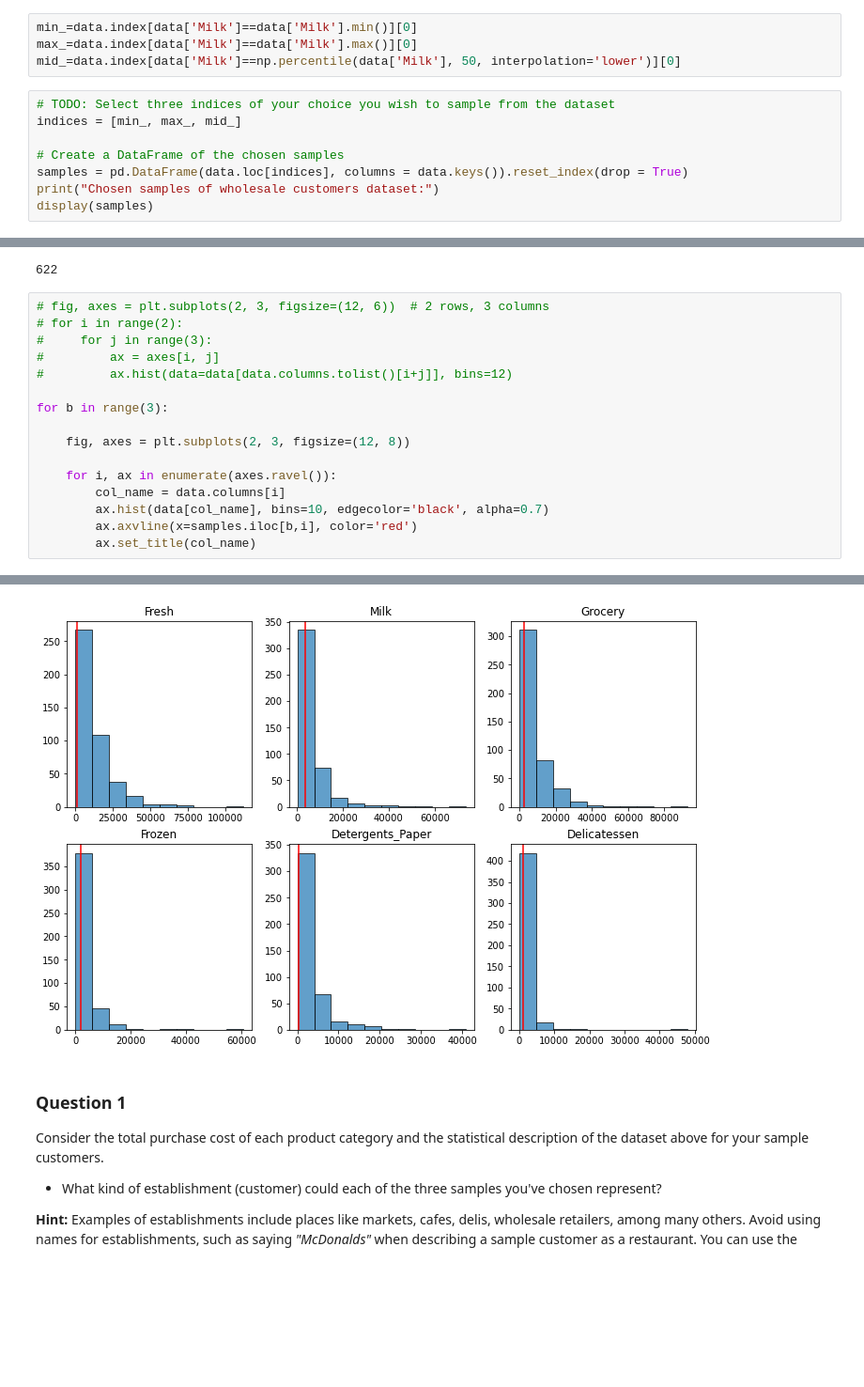
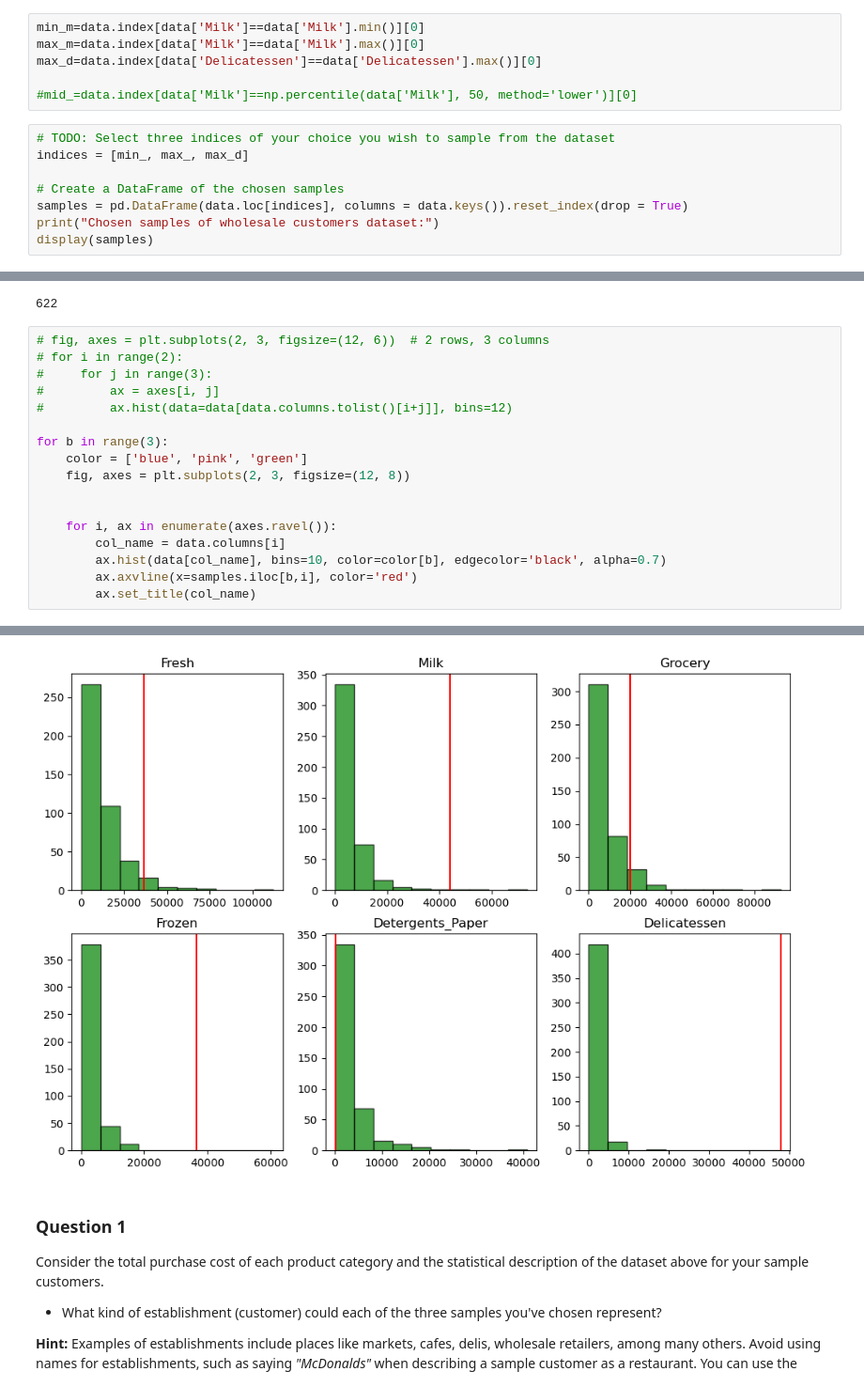
Before and after one commit to itosi/Creating_Customer_Segments, a Jupyter notebook: customer_segments.ipynb, the cells around one changed output, grey strips where cells are left out. Shown at 94% size. Saved outputs shown, nothing was run; the diff lists cells and outputs as text; blank space fills up the shorter version.

```diff
--- a/customer_segments.ipynb
+++ b/customer_segments.ipynb
@@ -120,12 +120,14 @@ dtype: int64
 ### Implementation: Selecting Samples
 To get a better understanding of the customers and how their data will transform through the analysis, it would be best to select a few sample data points and explore them in more detail. In the code block below, add **three** indices of your choice to the `indices` list which will represent the customers to track. It is suggested to try different sets of samples until you obtain customers that vary significantly from one another.
 # %%
-min_=data.index[data['Milk']==data['Milk'].min()][0]
-max_=data.index[data['Milk']==data['Milk'].max()][0]
-mid_=data.index[data['Milk']==np.percentile(data['Milk'], 50, interpolation='lower')][0]
+min_m=data.index[data['Milk']==data['Milk'].min()][0]
+max_m=data.index[data['Milk']==data['Milk'].max()][0]
+max_d=data.index[data['Delicatessen']==data['Delicatessen'].max()][0]
+
+#mid_=data.index[data['Milk']==np.percentile(data['Milk'], 50, method='lower')][0]
 # %%
 # TODO: Select three indices of your choice you wish to sample from the dataset
-indices = [min_, max_, mid_]
+indices = [min_, max_, max_d]
 
 # Create a DataFrame of the chosen samples
 samples = pd.DataFrame(data.loc[indices], columns = data.keys()).reset_index(drop = True)
@@ -178,12 +180,13 @@ samples.iloc[0,0]
 #         ax.hist(data=data[data.columns.tolist()[i+j]], bins=12)
 
 for b in range(3):
+    color = ['blue', 'pink', 'green']
+    fig, axes = plt.subplots(2, 3, figsize=(12, 8))
 
-    fig, axes = plt.subplots(2, 3, figsize=(12, 8))
 
     for i, ax in enumerate(axes.ravel()):
         col_name = data.columns[i]
-        ax.hist(data[col_name], bins=10, edgecolor='black', alpha=0.7)
+        ax.hist(data[col_name], bins=10, color=color[b], edgecolor='black', alpha=0.7)
         ax.axvline(x=samples.iloc[b,i], color='red')
         ax.set_title(col_name)
 # %% [output]
@@ -192,4 +195,4 @@ for b in range(3):
-[figure, old version]
+[figure, new version]
 # %% [markdown]
 ### Question 1
 Consider the total purchase cost of each product category and the statistical description of the dataset above for your sample customers.
```
Also changed, not shown: parts of 24 cells of this notebook.
